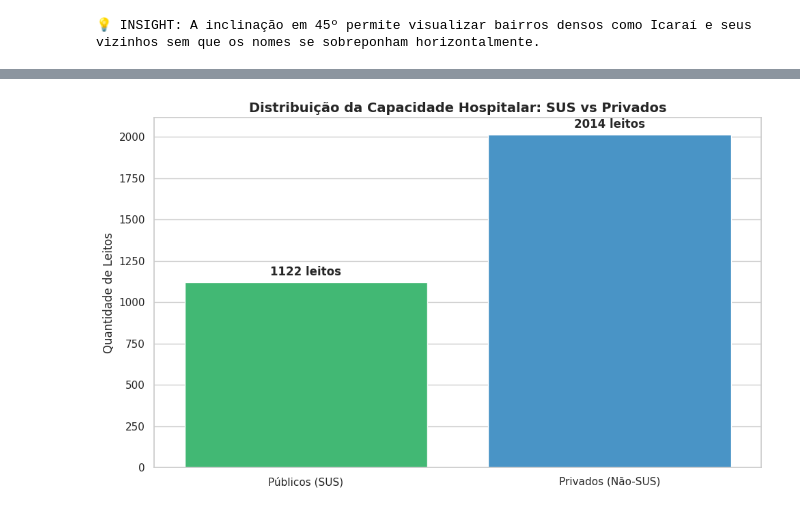
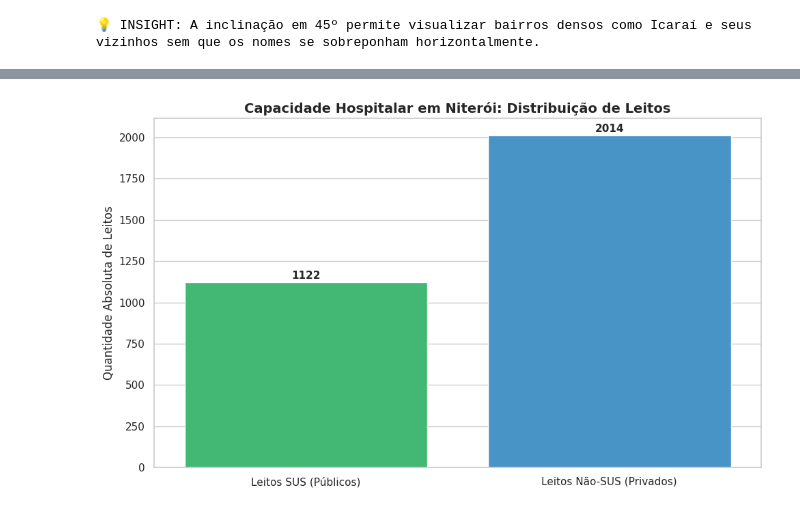
Before and after one commit to maurocollin/bigdata-saude-niteroi, a Jupyter notebook: TRAB_PRONTO.ipynb, the cells around one changed output, grey strips where cells are left out. Cells and saved outputs as stored; diff of their text form; code cells hidden in the pictures.

```diff
--- a/TRAB_PRONTO.ipynb
+++ b/TRAB_PRONTO.ipynb
@@ -633,58 +613,54 @@ Nesta etapa final, aplicamos a Análise Prescritiva. Cruzamos o volume total de
 # ETAPA 8: ANÁLISE DE CAPACIDADE HOSPITALAR (ANÁLISE PRESCRITIVA - OMS)
 # ==============================================================================
 
-print("-" * 50)
+print("-" * 60)
 print("🏥 AVALIAÇÃO DE CAPACIDADE HOSPITALAR: PADRÃO OMS")
-print("-" * 50)
+print("-" * 60)
 
-# 1. Tratamento numérico dos dados do CNES (Leitos)
+# 1. Processamento e Limpeza de Dados de Leitos (CNES)
 df_leitos['QT_SUS'] = pd.to_numeric(df_leitos['QT_SUS'], errors='coerce').fillna(0)
 df_leitos['QT_NSUS'] = pd.to_numeric(df_leitos['QT_NSUS'], errors='coerce').fillna(0)
 
-# 2. Cálculos Totais
-total_sus = df_leitos['QT_SUS'].sum()
-total_privado = df_leitos['QT_NSUS'].sum()
-total_leitos = total_sus + total_privado
-populacao_total = df_niteroi['POPULACAO'].sum()
+# 2. Cálculos Agregados de Capacidade
+total_leitos_sus = df_leitos['QT_SUS'].sum()
+total_leitos_priv = df_leitos['QT_NSUS'].sum()
+total_geral_leitos = total_leitos_sus + total_leitos_priv
+populacao_total_niteroi = df_niteroi['POPULACAO'].sum()
 
-# 3. Métrica Ouro (Taxa OMS por mil habitantes)
-taxa_oms = (total_leitos / populacao_total) * 1000
+# 3. Cálculo do Indicador OMS (Leitos por 1.000 Habitantes)
+taxa_oms = (total_geral_leitos / populacao_total_niteroi) * 1000
 
-# Formatação para o print (Padrão Brasileiro)
-pop_fmt = f"{int(populacao_total):,}".replace(",", ".")
-leitos_fmt = f"{int(total_leitos):,}".replace(",", ".")
+# Formatação de saída para o padrão brasileiro
+pop_formatada = f"{int(populacao_total_niteroi):,}".replace(",", ".")
+leitos_formatados = f"{int(total_geral_leitos):,}".replace(",", ".")
 
-print(f"👥 População Total de Niterói: {pop_fmt}")
-print(f"🛏️ Total de Leitos Disponíveis: {leitos_fmt}")
-print(f"📊 INDICADOR ALCANÇADO: {taxa_oms:.2f} leitos para cada 1.000 habitantes.".replace(".", ","))
-print("-" * 50)
+print(f"👥 População Auditada: {pop_formatada} habitantes")
+print(f"🛏️ Capacidade Hospitalar Total: {leitos_formatados} leitos")
+print(f"📊 INDICADOR ALCANÇADO: {taxa_oms:.2f} leitos / 1.000 hab.".replace(".", ","))
+print("-" * 60)
 
-# 4. Veredicto Prescritivo
+# 4. Diagnóstico Prescritivo Final
 if taxa_oms >= 3:
-    print("✅ STATUS: DENTRO da meta recomendada pela OMS (3 a 5 leitos/1k hab.)")
+    print("✅ STATUS: DENTRO da meta recomendada pela OMS (3 a 5 leitos/1.000 hab.)")
+    print("💡 CONCLUSÃO: O município apresenta resiliência na oferta hospitalar total.")
 else:
-    print("⚠️ STATUS: ABAIXO da meta recomendada pela OMS (Necessidade de Expansão)")
+    print("⚠️ STATUS: ABAIXO da meta recomendada pela OMS")
+    print("💡 CONCLUSÃO: Necessidade estratégica de ampliação da rede hospitalar.")
 
-# 5. Visualização de Comparação SUS vs Privado
+# 5. Visualização de Comparação de Oferta (Público vs Privado)
 plt.figure(figsize=(10, 6))
-categorias = ['Públicos (SUS)', 'Privados (Não-SUS)']
-valores = [total_sus, total_privado]
+labels = ['Leitos SUS (Públicos)', 'Leitos Não-SUS (Privados)']
+valores = [total_leitos_sus, total_leitos_priv]
 
-# Ajuste: Adicionamos o 'hue' e 'legend=False' para seguir as novas regras do Seaborn
-ax = sns.barplot(
-    x=categorias,
-    y=valores,
-    hue=categorias,  # Define que a cor segue a categoria
-    palette=['#2ecc71', '#3498db'],
-    legend=False     # Remove a legenda pois o eixo X já explica as cores
-)
+# Utilizando 'hue' para evitar FutureWarnings e garantir cores distintas
+ax = sns.barplot(x=labels, y=valores, hue=labels, palette=['#2ecc71', '#3498db'], legend=False)
 
-plt.title('Distribuição da Capacidade Hospitalar: SUS vs Privados', fontsize=14, fontweight='bold')
-plt.ylabel('Quantidade de Leitos', fontsize=12)
+plt.title('Capacidade Hospitalar em Niterói: Distribuição de Leitos', fontsize=14, fontweight='bold')
+plt.ylabel('Quantidade Absoluta de Leitos')
 
-# Adicionando rótulos de valor nas barras
+# Adicionando rótulos de dados sobre as barras
 for i, v in enumerate(valores):
-    plt.text(i, v + (max(valores)*0.02), f"{int(v)} leitos", ha='center', fontweight='bold')
+    plt.text(i, v + (max(valores)*0.01), f"{int(v)}", ha='center', fontweight='bold', fontsize=11)
 
 plt.tight_layout()
 plt.show()
@@ -700 +677 @@ plt.show()
-[figure, old version]
+[figure, new version]
```
Also changed, not shown: parts of 22 cells of this notebook.
